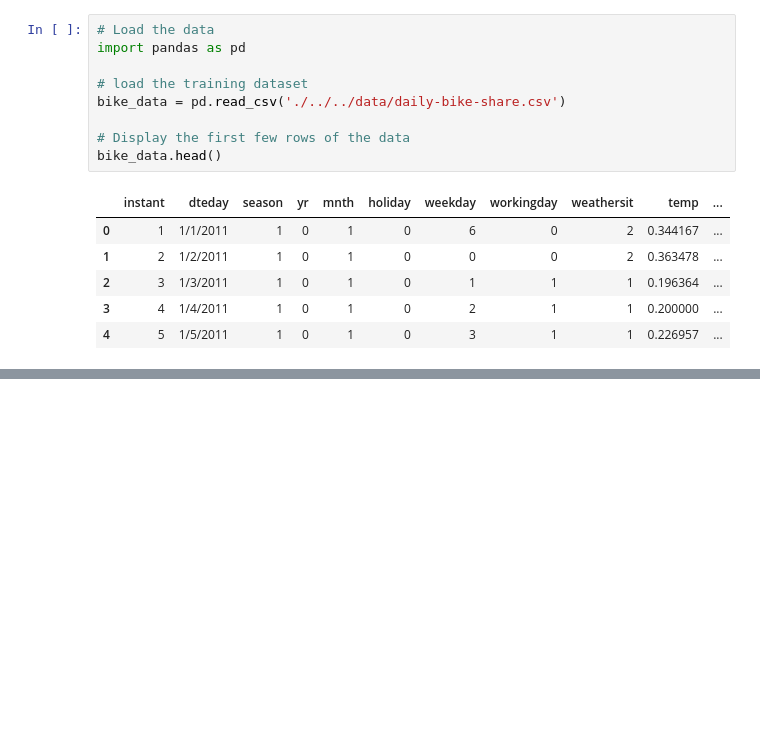
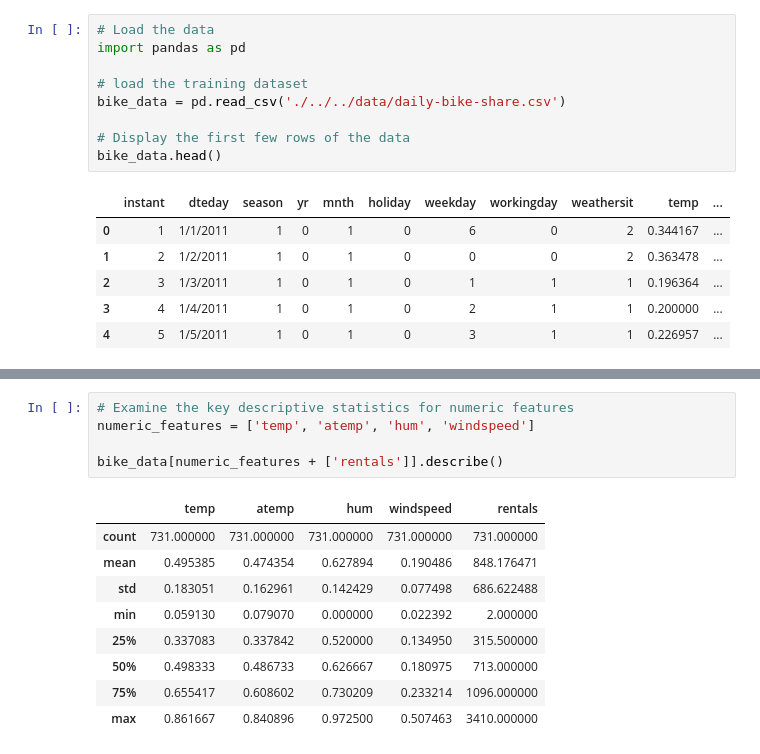
Before and after one commit to coder7475/ml-fundamentals, a Jupyter notebook: notebooks/ml_fundamentals/Understanding_supervised_regression_model.ipynb, the cells around one changed output, grey strips where cells are left out. Cells and saved outputs as stored; diff of their text form; blank space fills up the shorter version.

```diff
--- a/notebooks/ml_fundamentals/Understanding_supervised_regression_model.ipynb
+++ b/notebooks/ml_fundamentals/Understanding_supervised_regression_model.ipynb
@@ -53,0 +103,15 @@ bike_data.head()
+# %%
+# Examine the key descriptive statistics for numeric features
+numeric_features = ['temp', 'atemp', 'hum', 'windspeed']
+
+bike_data[numeric_features + ['rentals']].describe()
+# %% [output]
+|  | temp | atemp | hum | windspeed | rentals |
+| count | 731.000000 | 731.000000 | 731.000000 | 731.000000 | 731.000000 |
+| mean | 0.495385 | 0.474354 | 0.627894 | 0.190486 | 848.176471 |
+| std | 0.183051 | 0.162961 | 0.142429 | 0.077498 | 686.622488 |
+| min | 0.059130 | 0.079070 | 0.000000 | 0.022392 | 2.000000 |
+| 25% | 0.337083 | 0.337842 | 0.520000 | 0.134950 | 315.500000 |
+| 50% | 0.498333 | 0.486733 | 0.626667 | 0.180975 | 713.000000 |
+| 75% | 0.655417 | 0.608602 | 0.730209 | 0.233214 | 1096.000000 |
+| max | 0.861667 | 0.840896 | 0.972500 | 0.507463 | 3410.000000 |
```
Also changed, not shown: parts of 4 cells of this notebook.
